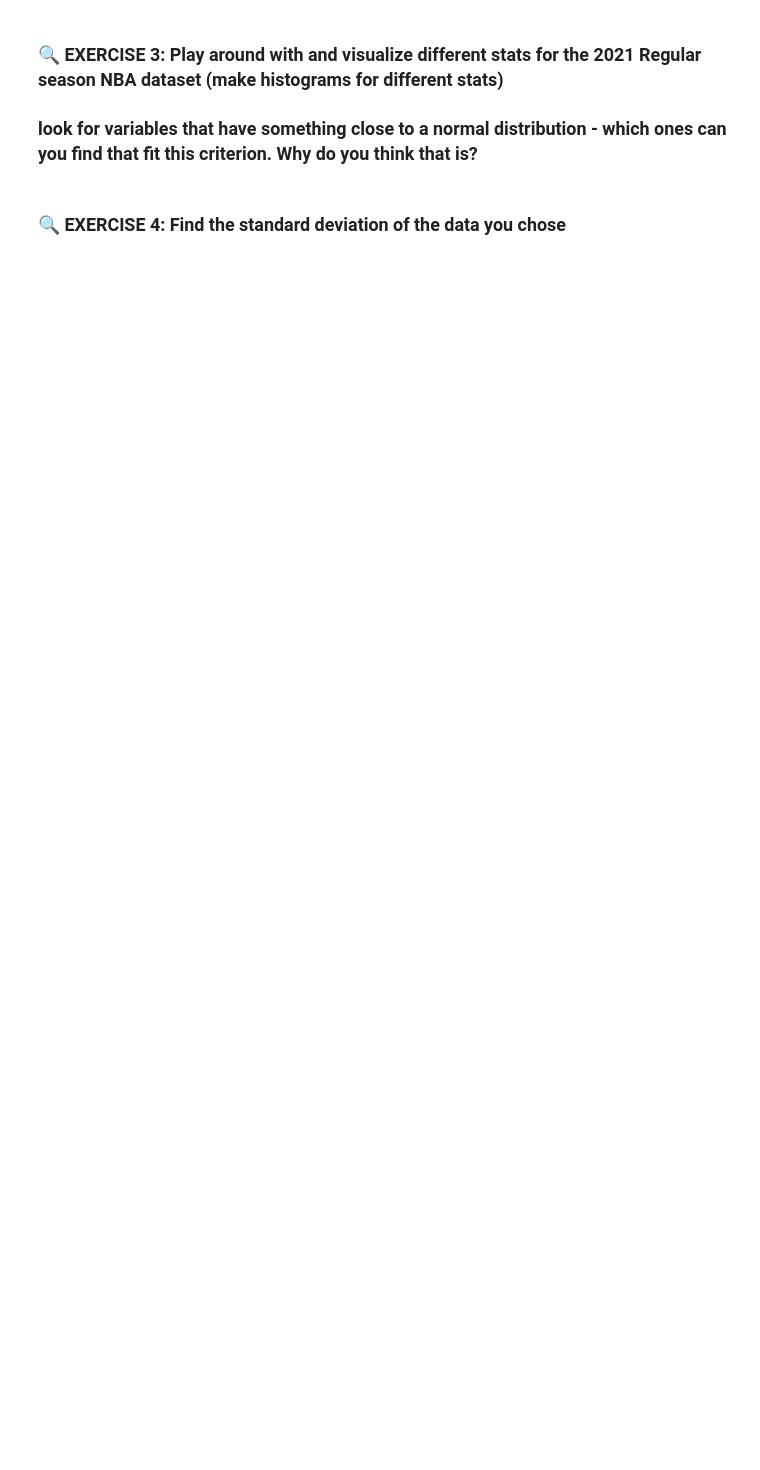
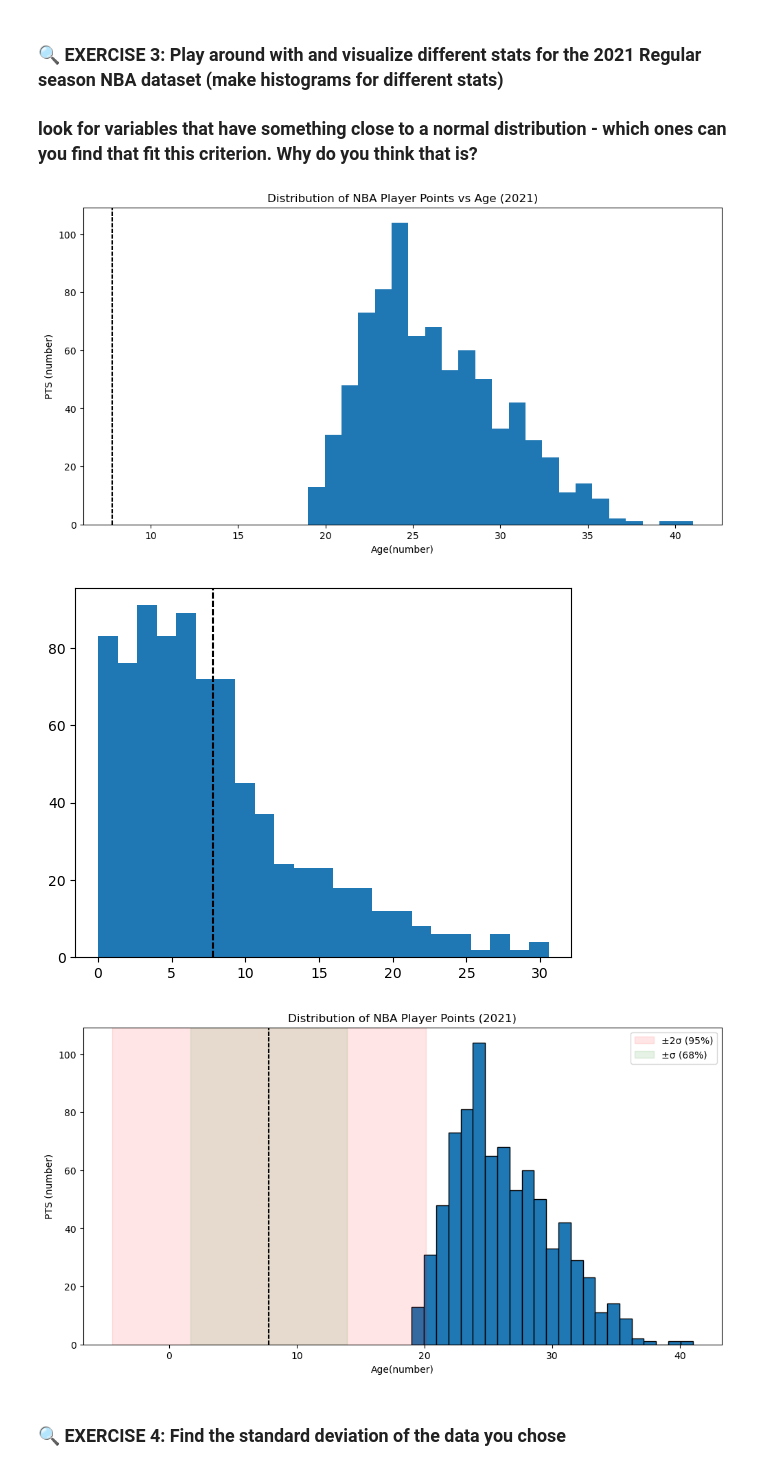
Before and after one commit to PrisonTeachingInitiative/CFR-2025, a Jupyter notebook: Stats/Notebooks/1-RangeStandardDeviation.ipynb, the cells around one changed output. Saved outputs shown, nothing was run; the diff lists cells and outputs as text; code cells hidden in the pictures; blank space fills up the shorter version.

```diff
--- a/Stats/Notebooks/1-RangeStandardDeviation.ipynb
+++ b/Stats/Notebooks/1-RangeStandardDeviation.ipynb
@@ -267,5 +312,45 @@ Range of Ages of NBA players Playoffs (2022):  23
 ### 🔍 EXERCISE 3: Play around with and visualize different stats for the 2021 Regular season NBA dataset (make histograms for different stats)
 
 ### look for variables that have something close to a normal distribution - which ones can you find that fit this criterion. Why do you think that is?
+# %%
+plt.figure(figsize=(12, 6))
+plt.xlabel('Age(number)')
+plt.ylabel('PTS (number)')
+plt.title('Distribution of NBA Player Points vs Age (2021)')
+plt.axvline(AveragePTS, color='black', dashes=[3,1])
+AveragePTS=np.mean(NBA_regular_2021['PTS'])
+
+plt.hist(NBA_regular_2021['Age'], bins=23)
+
+plt.show()
+
+plt.hist(NBA_regular_2021['PTS'], bins=23)
+plt.axvline(AveragePTS, color='black', dashes=[3,1])
+plt.show()
+
+
+
+
+plt.figure(figsize=(12, 6))
+plt.xlabel('Age(number)')
+plt.ylabel('PTS (number)')
+plt.title('Distribution of NBA Player Points (2021)')
+
+AveragePTS=np.mean(NBA_regular_2021['PTS'])
+PTS_sigma = np.std(NBA_regular_2021['PTS']) # Define PTS_sigma here
+
+plt.hist(NBA_regular_2021['Age'], bins=23, edgecolor='black')
+plt.axvline(AveragePTS, color='black', dashes=[3,1])
+
+plt.axvspan(AveragePTS-2*PTS_sigma, AveragePTS+2*PTS_sigma, 0, color='red', alpha=0.1, label='±2σ (95%)')
+plt.axvspan(AveragePTS-PTS_sigma, AveragePTS+PTS_sigma, 0, color='green', alpha=0.1, label='±σ (68%)')
+
+plt.legend()
+
+plt.show()
+# %% [output]
+[figure, added]
+[figure, added]
+[figure, added]
 # %% [markdown]
 ### 🔍 EXERCISE 4: Find the standard deviation of the data you chose
```
Also changed, not shown: parts of 9 cells of this notebook.
